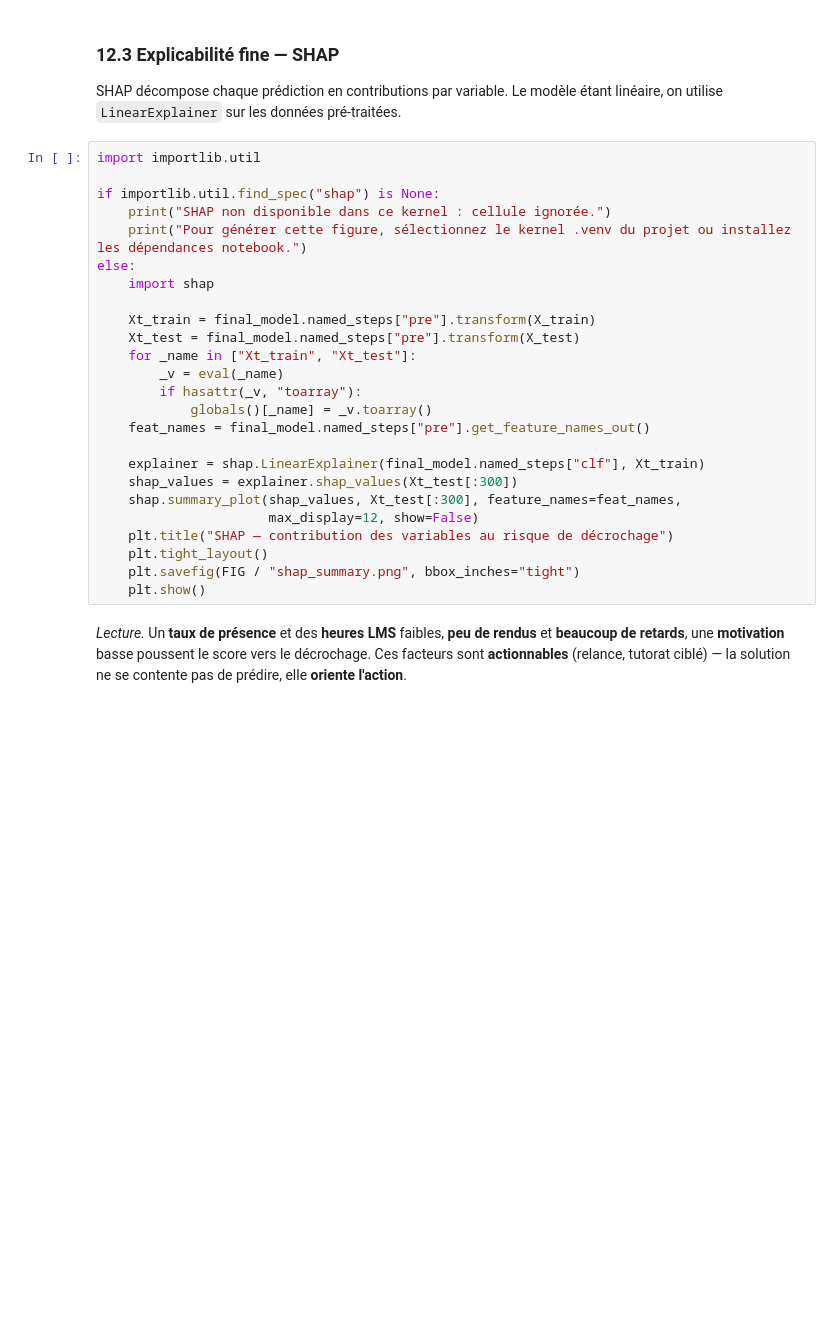
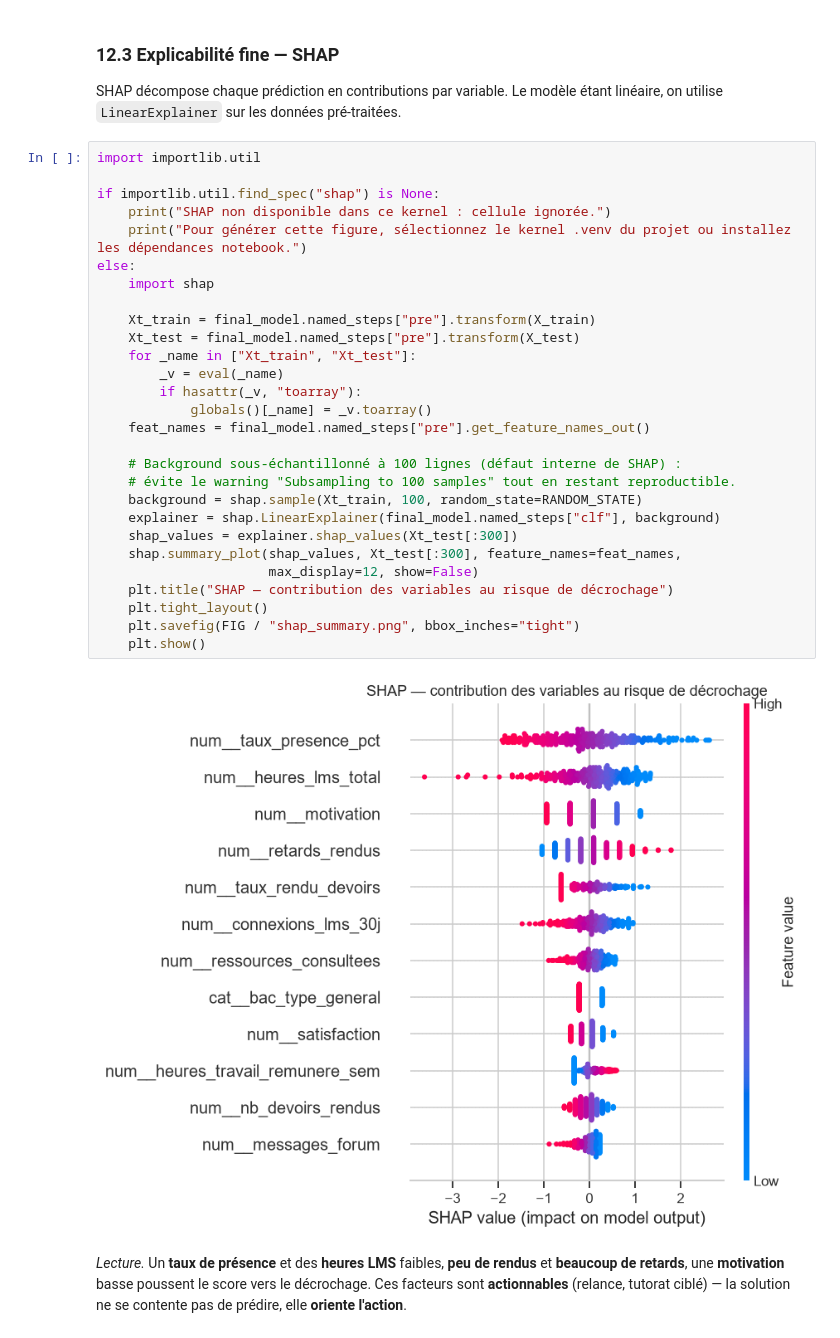
Before and after one commit to MichaeLab34/examen, a Jupyter notebook: notebooks/decrochage_etudiant.ipynb, the cells around one changed output. Drawn from its saved outputs; the diff is of its cells as text; blank space fills up the shorter version.

```diff
--- a/notebooks/decrochage_etudiant.ipynb
+++ b/notebooks/decrochage_etudiant.ipynb
@@ -630,28 +746,33 @@ SHAP décompose chaque prédiction en contributions par variable. Le modèle ét
 # %%
 import importlib.util
 
 if importlib.util.find_spec("shap") is None:
     print("SHAP non disponible dans ce kernel : cellule ignorée.")
     print("Pour générer cette figure, sélectionnez le kernel .venv du projet ou installez les dépendances notebook.")
 else:
     import shap
 
     Xt_train = final_model.named_steps["pre"].transform(X_train)
     Xt_test = final_model.named_steps["pre"].transform(X_test)
     for _name in ["Xt_train", "Xt_test"]:
         _v = eval(_name)
         if hasattr(_v, "toarray"):
             globals()[_name] = _v.toarray()
     feat_names = final_model.named_steps["pre"].get_feature_names_out()
 
-    explainer = shap.LinearExplainer(final_model.named_steps["clf"], Xt_train)
+    # Background sous-échantillonné à 100 lignes (défaut interne de SHAP) :
+    # évite le warning "Subsampling to 100 samples" tout en restant reproductible.
+    background = shap.sample(Xt_train, 100, random_state=RANDOM_STATE)
+    explainer = shap.LinearExplainer(final_model.named_steps["clf"], background)
     shap_values = explainer.shap_values(Xt_test[:300])
     shap.summary_plot(shap_values, Xt_test[:300], feature_names=feat_names,
                       max_display=12, show=False)
     plt.title("SHAP — contribution des variables au risque de décrochage")
     plt.tight_layout()
     plt.savefig(FIG / "shap_summary.png", bbox_inches="tight")
     plt.show()
+# %% [output]
+[figure, added]
 # %% [markdown]
 *Lecture.* Un **taux de présence** et des **heures LMS** faibles, **peu de rendus** et **beaucoup de retards**, une **motivation** basse poussent le score vers le décrochage. Ces facteurs sont **actionnables** (relance, tutorat ciblé) — la solution ne se contente pas de prédire, elle **oriente l'action**.
 # %% [markdown]
```
Also changed, not shown: parts of 25 cells of this notebook.
